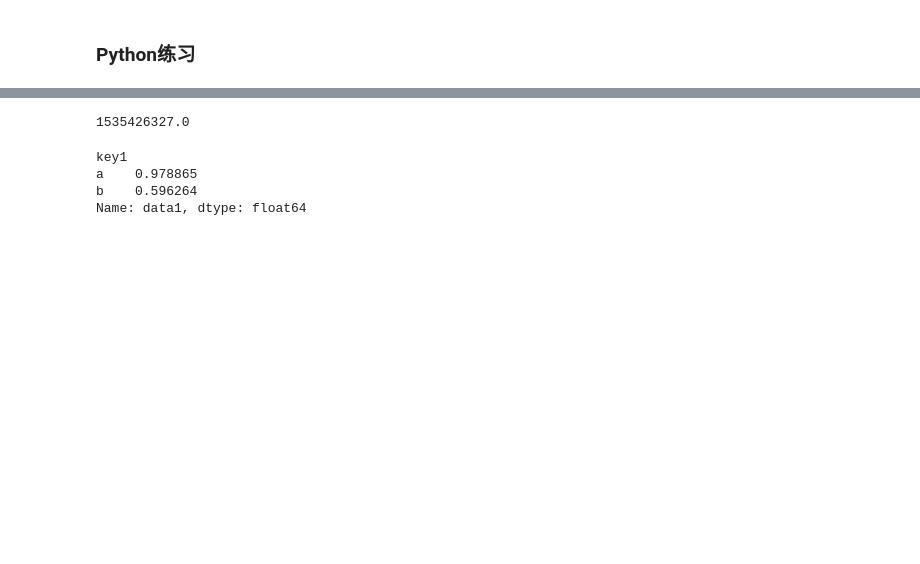
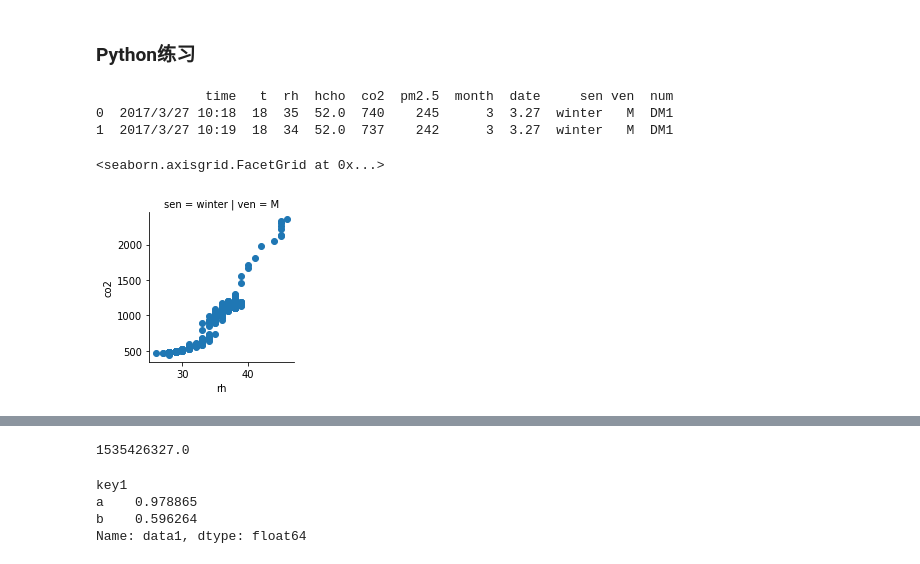
Before and after one commit to holyshit9527/python_data, a Jupyter notebook: practice python.ipynb, the cells around one changed output, grey strips where cells are left out. Drawn from its saved outputs; the diff is of its cells as text; code cells hidden in the pictures; blank space fills up the shorter version.

```diff
--- a/practice python.ipynb
+++ b/practice python.ipynb
@@ -7,0 +5,14 @@ time1 = time.localtime()  # 返回的是当前的时间元组
+# %%
+import numpy as np
+import pandas as pd
+import matplotlib.pyplot as plt
+import seaborn as sns
+
+df = pd.read_csv('F:/DATA/data/allcsv/c4/sy.csv')
+print(df.head(2))
+# %% [output]
+              time   t  rh  hcho  co2  pm2.5  month  date     sen ven  num
+0  2017/3/27 10:18  18  35  52.0  740    245      3  3.27  winter   M  DM1
+1  2017/3/27 10:19  18  34  52.0  737    242      3  3.27  winter   M  DM1
+<seaborn.axisgrid.FacetGrid at 0x...>
+[figure, added]
```
Also changed, not shown: parts of 5 cells of this notebook.
